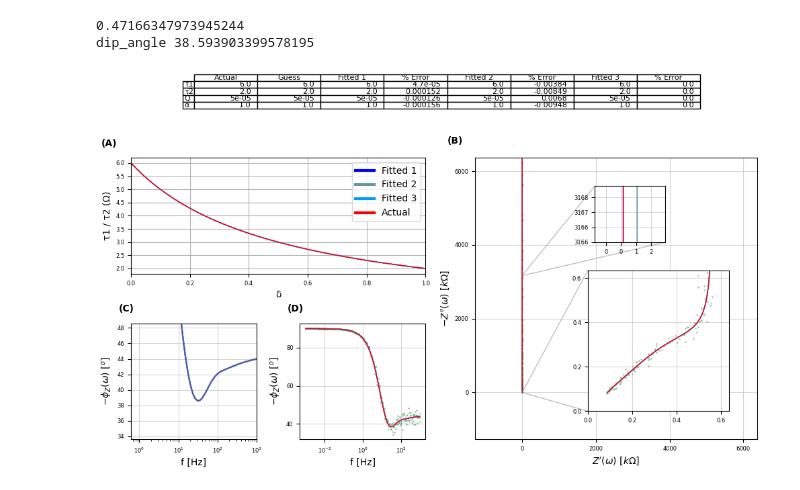
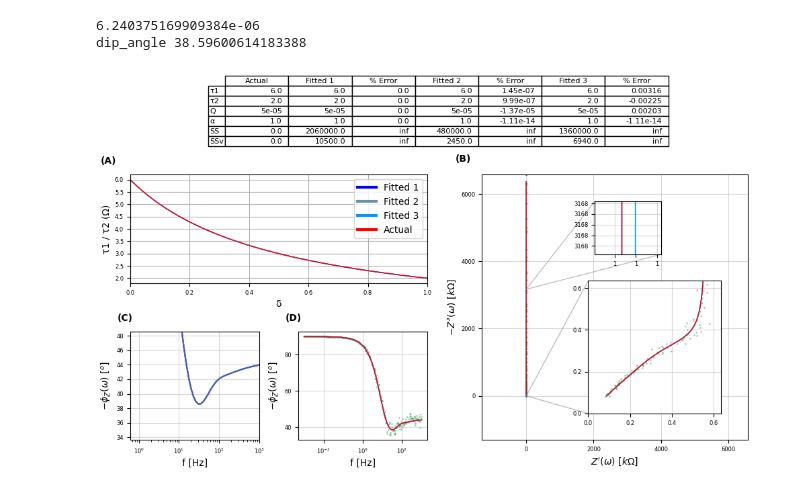
Before and after one commit to Yugal0/fitting-eis-inhomo-electrode, a Jupyter notebook: python/ilin/ilin last.ipynb, the cells around one changed output. Saved outputs shown, nothing was run; the diff lists cells and outputs as text; code cells hidden in the pictures.

```diff
--- a/python/ilin/ilin last.ipynb
+++ b/python/ilin/ilin last.ipynb
@@ -367,12 +367,18 @@ def plotter_for_ilin(freq,circuit0,zin1,zin2,zin3,circuitg1,circuitg2,circuitg3,
     # plot_bode(freq,zf2/factor,axes=[ax3a,],units=units,labelsize=10,fmt="",color=color_fitted2,linewidth=linewidth,ticksize=ticksize)
     # plot_bode(freq,zf3/factor,axes=[ax3a,],units=units,labelsize=10,fmt="",color=color_fitted3,linewidth=linewidth,ticksize=ticksize)
     # plot_bode(freq,z0/factor,axes=[ax3a,],units=units,labelsize=10,fmt="",color=color_actual,linewidth=linewidth,ticksize=ticksize)
+    SSv1=give_SSv(zin1,zf1,wt,4)
+    SSv2=give_SSv(zin2,zf2,wt,4)
+    SSv3=give_SSv(zin3,zf3,wt,4)
 
+    SS1=give_SS(zin1,zf1,wt)
+    SS2=give_SS(zin2,zf2,wt)
+    SS3=give_SS(zin3,zf3,wt)
 
-    p0_table=np.array([t1_0,t2_0,Q_0,alpha_0])
-    pf1_table=np.array([t1_f1,t2_f1,Q_f1,alpha_f1])
-    pf2_table=np.array([t1_f2,t2_f2,Q_f2,alpha_f2])
-    pf3_table=np.array([t1_f3,t2_f3,Q_f3,alpha_f3])
+    p0_table=np.array([t1_0,t2_0,Q_0,alpha_0,0,0])
+    pf1_table=np.array([t1_f1,t2_f1,Q_f1,alpha_f1,SS1,SSv1])
+    pf2_table=np.array([t1_f2,t2_f2,Q_f2,alpha_f2,SS2,SSv2])
+    pf3_table=np.array([t1_f3,t2_f3,Q_f3,alpha_f3,SS3,SSv3])
     pg_table=np.array([t1_g,t2_g,Q_g,alpha_g])
 
 
@@ -410,7 +416,7 @@ def plotter_for_ilin(freq,circuit0,zin1,zin2,zin3,circuitg1,circuitg2,circuitg3,
     percent_err_table2=make_values_for_table(percent_err_table2)
     percent_err_table3=make_values_for_table(percent_err_table3)
 
-    data =np.array([p0_table,pg_table,pf1_table,percent_err_table1,pf2_table,percent_err_table2,pf3_table,percent_err_table3])
+    data =np.array([p0_table,pf1_table,percent_err_table1,pf2_table,percent_err_table2,pf3_table,percent_err_table3])
     #cell_colors=[["blue","blue","blue","blue"],["green","green","green","green"]]
 
     pf1_table2=make_values_for_table(pf1_table2)
@@ -427,10 +433,10 @@ def plotter_for_ilin(freq,circuit0,zin1,zin2,zin3,circuitg1,circuitg2,circuitg3,
     ax4=plt.subplot2grid((5,4),(0,0),colspan=4,rowspan=1)
     ax4.set_axis_off()
     colwidth=np.full((8),0.1)
-    pm_table=ax4.table(np.transpose(data),colLabels=["Actual","Guess","Fitted 1","% Error","Fitted 2","% Error","Fitted 3","% Error"],colWidths=colwidth,rowLabels=["τ1","τ2","Q","α"],loc="center")
+    pm_table=ax4.table(np.transpose(data),colLabels=["Actual","Fitted 1","% Error","Fitted 2","% Error","Fitted 3","% Error"],colWidths=colwidth,rowLabels=["τ1","τ2","Q","α","SS","SSv"],loc="center")
     pm_table.auto_set_font_size(False)
     pm_table.set_fontsize(8)
-    pm_table_df=pd.DataFrame(np.transpose(data),columns=["Actual","Guess","Fitted 1","% Error","Fitted 2","% Error","Fitted 3","% Error"],index=["τ1","τ2","Q","α"])
+    pm_table_df=pd.DataFrame(np.transpose(data),columns=["Actual","Fitted 1","% Error","Fitted 2","% Error","Fitted 3","% Error"],index=["τ1","τ2","Q","α","SS","SSv"])
 
     pm_table_df2=pd.DataFrame(np.transpose(data2),columns=["Actual","Fitted 1","SD","Fitted 2","SD","Fitted 3","SD"],index=["τ1","τ2","τ2Q0","α"])
 
@@ -456,9 +462,9 @@ z1=add_noise(z0,0.05)
 z2=add_noise(z0,0.05)
 z3=add_noise(z0,0.05)
 # %%
-plotter_for_ilin(freq,circuit0=c0,zin1=z1,zin2=z2,zin3=z3,circuitg1=cg1,circuitg2=cg2,circuitg3=cg3,wt="mod")
+plotter_for_ilin(freq,circuit0=c0,zin1=z1,zin2=z2,zin3=z3,circuitg1=cg1,circuitg2=cg2,circuitg3=cg3,wt="prop")
 plt.show()
 # %% [output]
-0.47166347973945244
-dip_angle 38.593903399578195
+6.240375169909384e-06
+dip_angle 38.59600614183388
-[figure, old version]
+[figure, new version]
```
Also changed, not shown: 9 other files.
